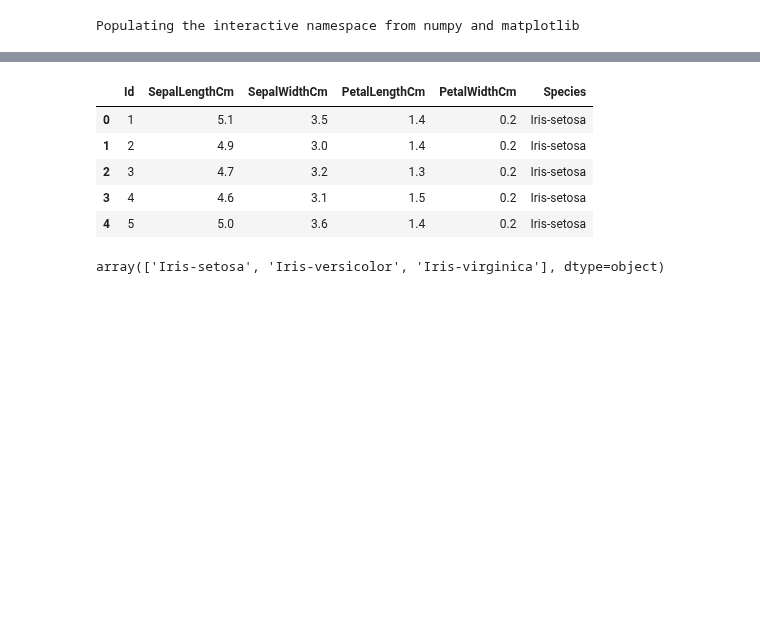
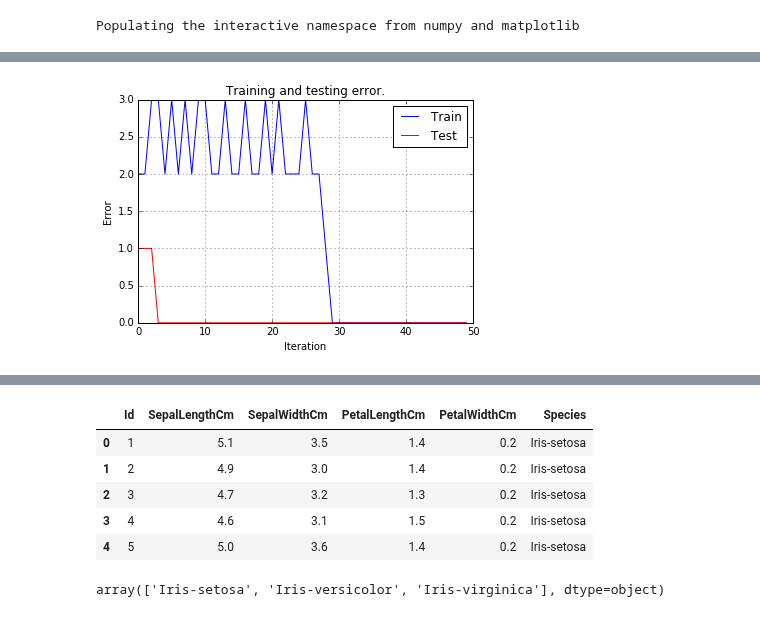
Before and after one commit to sspickle/sci-comp-notebooks, a Jupyter notebook: P12-MachineLearning.ipynb, the cells around one changed output, grey strips where cells are left out. Cells and saved outputs as stored; diff of their text form; code cells hidden in the pictures; blank space fills up the shorter version.

```diff
--- a/P12-MachineLearning.ipynb
+++ b/P12-MachineLearning.ipynb
@@ -12,0 +120,47 @@ import pandas as pd
+# %%
+def calc_error(y_arr, x_arr, w, train=False):
+    """
+    calc_error computes the error for each input (+1 if it's wrong, 0 if it's correct)
+
+    y_arr is the 1D array of known outputs
+    x_arr is the 2D array of inputs (N rows (number of samples), m+1 columns (number of inputs/sample))
+    w is the 1D array of weights (threshold + m weights)
+    train is True if training (updating of weights) is to occur as a side effect.
+
+    Returns: The total number of errors found in iterating over all the samples
+    """
+
+    err_sum=0.0
+    for j in range(len(y_arr)):
+        y_out = (x_arr[j].dot(w)>=0.0) and 1 or -1  # make a prediction, +1 (versi) or -1 (vir)
+        err = y_arr[j]-y_out                        # compare to known species
+        err_sum += abs(err) and 1 or 0              # accumulate the total error
+        if train:
+            w += eta*err*x_arr[j]                   # adjust the weights during training only
+    return err_sum
+
+def train(y, x, w):
+    return calc_error(y, x, w, train=True)
+
+def test(y, x, w):
+    return calc_error(y, x, w)
+# %%
+eta=0.1 # how much should we "nudge" the weights each time?
+w = rand(len(x[0]))*.05  # random array of "small" weights
+
+err_test=[]
+err_train=[]
+train_iters=50
+for i in range(train_iters):
+    err_train.append(train(y[:6], x[:6], w))
+    err_test.append(test(y[6:], x[6:], w))
+
+title("Training and testing error.")
+plot(range(train_iters),err_train,'b', label="Train")
+plot(range(train_iters),err_test,'r', label="Test")
+xlabel("Iteration")
+ylabel("Error")
+legend()
+grid()
+# %% [output]
+[figure, added]
```
Also changed, not shown: parts of 19 cells of this notebook.
